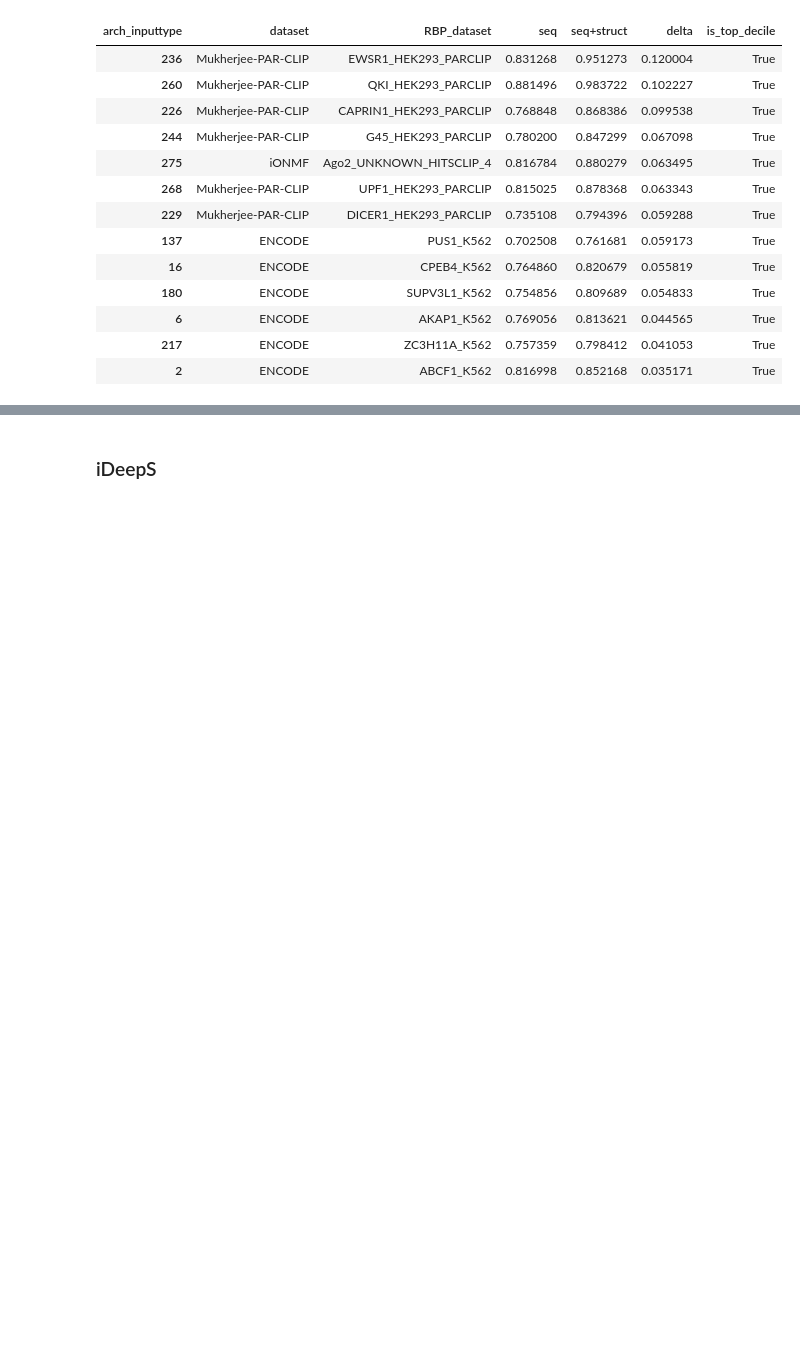
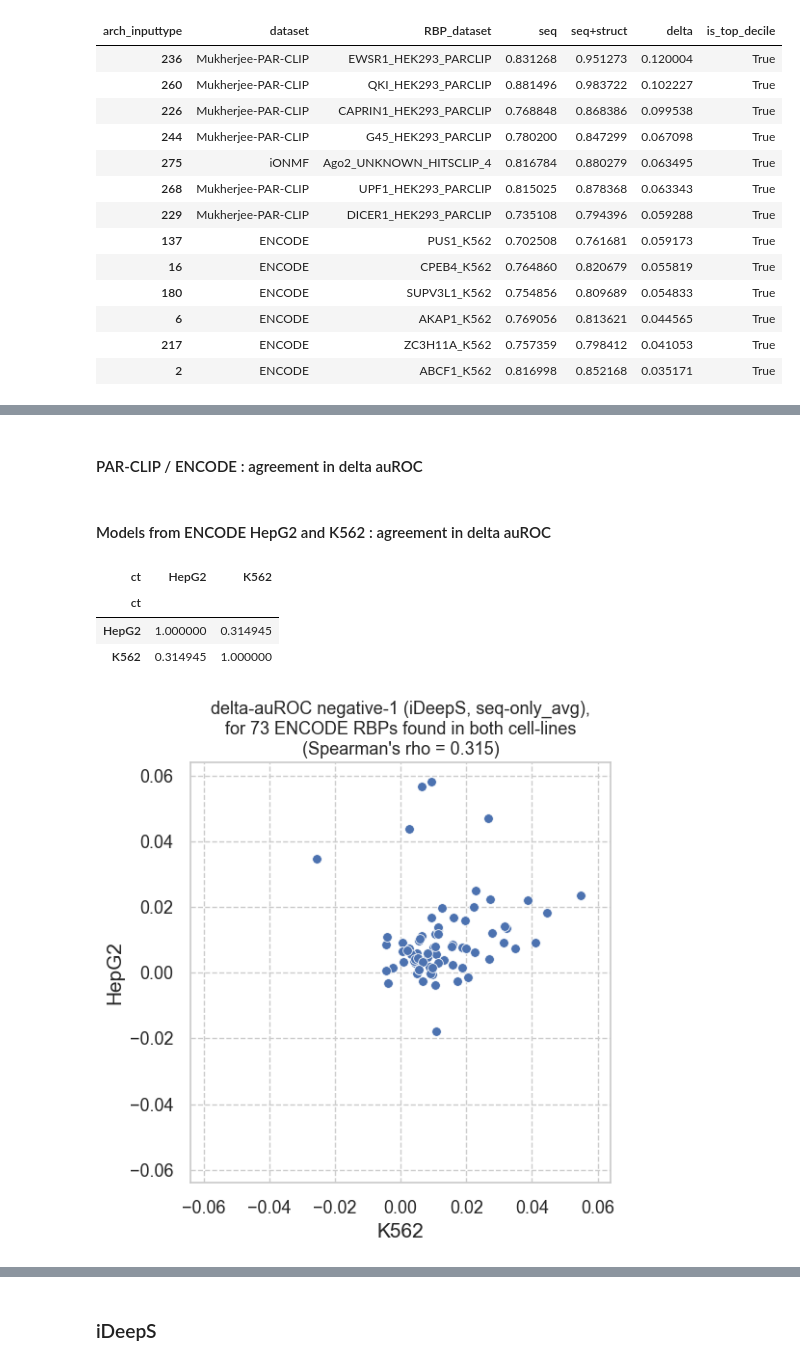
Before and after one commit to mhorlacher/Benchmark-RBP, a Jupyter notebook: analyses/notebooks/seq_and_structure.separate_prismnet_ideeps.ipynb, the cells around one changed output, grey strips where cells are left out. Saved outputs shown, nothing was run; the diff lists cells and outputs as text; code cells hidden in the pictures; blank space fills up the shorter version.

Commit message:
Completed analysis of structure, for 2023-01 results

```diff
--- a/analyses/notebooks/seq_and_structure.separate_prismnet_ideeps.ipynb
+++ b/analyses/notebooks/seq_and_structure.separate_prismnet_ideeps.ipynb
@@ -1,7 +1,7 @@
 # %%
 path_full_summarized_table = "../datasets/2023-01-01_benchmark_processed_data/2023-01-27_FullTableAurocFiltered.tsv"
 path_config_viz = "../config/visualization.yaml"
-path_output_dir = "./tmp"
+path_output_dir = "./"
 export_plots = False
 # %% [markdown]
 # Forewords
@@ -230,7 +234,7 @@ def get_data_ideeps():
 
     return tmp_inputfeat_n1_piv_ALT, tmp_inputfeat_n2_piv_ALT
 # %%
-ideeps_tmp_inputfeat_n1_piv_ALT, ideeps_tmp_inputfeat_n2_piv_ALT = get_data_ideeps()
+(ideeps_tmp_inputfeat_n1_piv_ALT, ideeps_tmp_inputfeat_n2_piv_ALT) = get_data_ideeps()
 (
     prismnet_tmp_inputfeat_n1_piv_ALT,
     prismnet_tmp_inputfeat_n2_piv_ALT,
@@ -331,0 +443,27 @@ ideeps_tmp_inputfeat_n1_piv_ALT.loc[
+# %%
+rbps = [
+    rbp_ct_dataset.split("_")[0]
+    for rbp_ct_dataset in full_summarized_table["RBP_dataset"].unique()
+]
+more_than_one_dataset = list(
+    pd.Series(rbps).value_counts().loc[lambda v: v > 1].dropna().index.values
+)
+
+
+rbps_encode = [
+    rbp_ct_dataset.split("_")[0]
+    for rbp_ct_dataset in full_summarized_table["RBP_dataset"].unique()
+    if (rbp_ct_dataset.endswith("K562") or rbp_ct_dataset.endswith("HepG2"))
+]
+rbps_both_ct_encode = list(
+    pd.Series(rbps_encode).value_counts().loc[lambda v: v > 1].dropna().index.values
+)
+
+rbps_parclip = [
+    rbp_ct_dataset.split("_")[0]
+    for rbp_ct_dataset in full_summarized_table.loc[
+        lambda df: df["dataset"].isin(["Mukherjee-PAR-CLIP"]), "RBP_dataset"
+    ].unique()
+]
+
+rbps_parclip_encode = set(more_than_one_dataset) & set(rbps_parclip) & set(rbps_encode)
@@ -331,0 +480,4 @@ ideeps_tmp_inputfeat_n1_piv_ALT.loc[
+# %% [markdown]
+#### PAR-CLIP / ENCODE : agreement in delta auROC
+# %% [markdown]
+#### Models from ENCODE HepG2 and K562 : agreement in delta auROC
@@ -331,0 +534,7 @@ ideeps_tmp_inputfeat_n1_piv_ALT.loc[
+# %%
+tmp_agreement_encode_n1_delta_ideeps.corr(method="spearman")
+# %% [output]
+| ct | HepG2 | K562 |
+| ct |  |  |
+| HepG2 | 1.000000 | 0.314945 |
+| K562 | 0.314945 | 1.000000 |
@@ -331,0 +575,16 @@ ideeps_tmp_inputfeat_n1_piv_ALT.loc[
+# %%
+if export_plots:
+    savefig_file = str(
+        Path(path_output_dir) / "struct_vs_seq_only_ideeps_neg1_encode_ct.pdf"
+    )
+else:
+    savefig_file = None
+
+plot_agreement_encode(
+    tmp_agreement_encode_n1_delta_ideeps,
+    method="iDeepS",
+    negative_set="negative-1",
+    savefig_file=savefig_file,
+)
+# %% [output]
+[figure, added]
```
Also changed, not shown: parts of 47 cells of this notebook.
